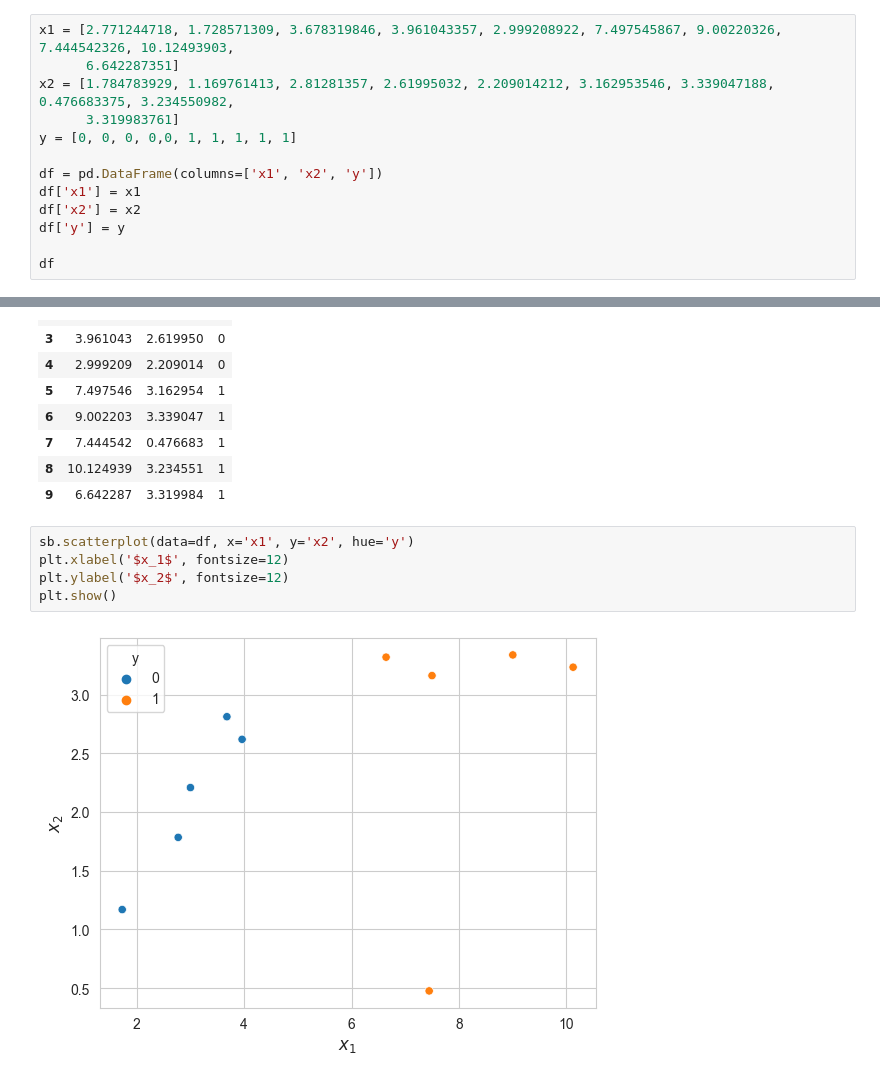
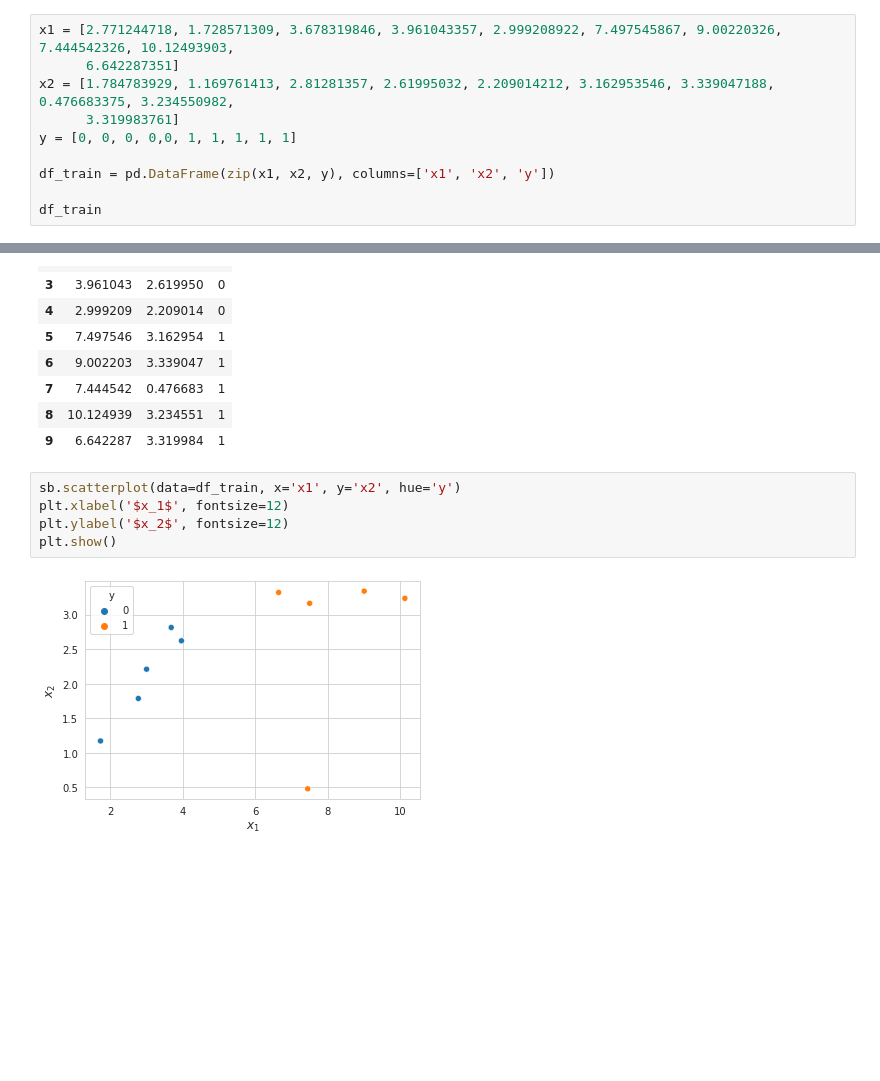
Before and after one commit to muscak/Master-Machine-Learning-Algorithms, a Jupyter notebook: Nonlinear-Algorithms/CART/CART.ipynb, the cells around one changed output, grey strips where cells are left out. Drawn from its saved outputs; the diff is of its cells as text; blank space fills up the shorter version.

```diff
--- a/Nonlinear-Algorithms/CART/CART.ipynb
+++ b/Nonlinear-Algorithms/CART/CART.ipynb
@@ -27,12 +27,9 @@ x2 = [1.784783929, 1.169761413, 2.81281357, 2.61995032, 2.209014212, 3.162953546
       3.319983761]
 y = [0, 0, 0, 0,0, 1, 1, 1, 1, 1]
 
-df = pd.DataFrame(columns=['x1', 'x2', 'y'])
-df['x1'] = x1
-df['x2'] = x2
-df['y'] = y
+df_train = pd.DataFrame(zip(x1, x2, y), columns=['x1', 'x2', 'y'])
 
-df
+df_train
 # %% [output]
 |  | x1 | x2 | y |
 | 0 | 2.771245 | 1.784784 | 0 |
@@ -46,12 +43,12 @@ df
 | 8 | 10.124939 | 3.234551 | 1 |
 | 9 | 6.642287 | 3.319984 | 1 |
 # %%
-sb.scatterplot(data=df, x='x1', y='x2', hue='y')
+sb.scatterplot(data=df_train, x='x1', y='x2', hue='y')
 plt.xlabel('$x_1$', fontsize=12)
 plt.ylabel('$x_2$', fontsize=12)
 plt.show()
 # %% [output]
-[figure, old version]
+[figure, new version]
 # %% [markdown]
 ## Manual Implementation of CART<a id='manual'></a>
 
```
Also changed, not shown: parts of 19 cells of this notebook.
